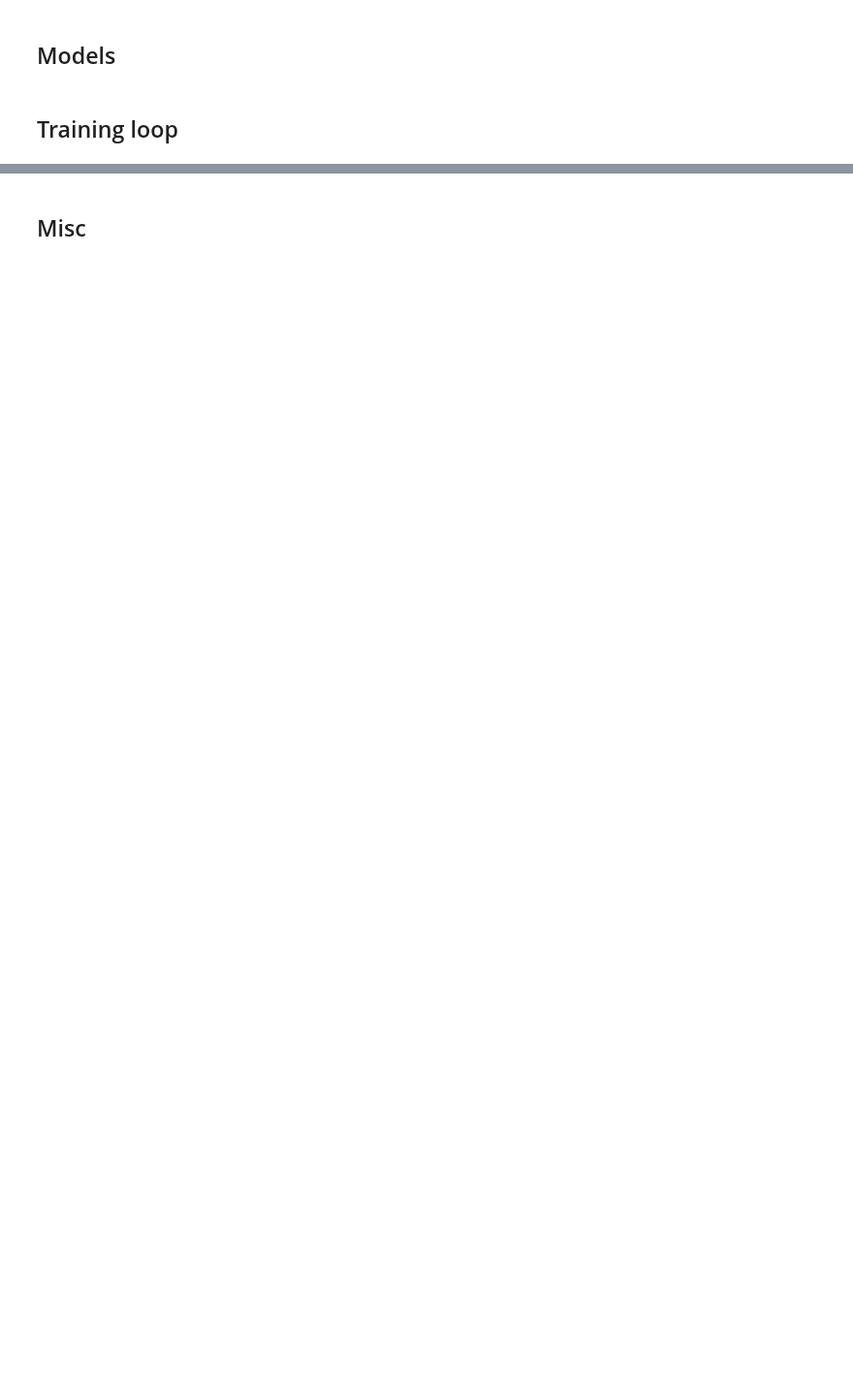
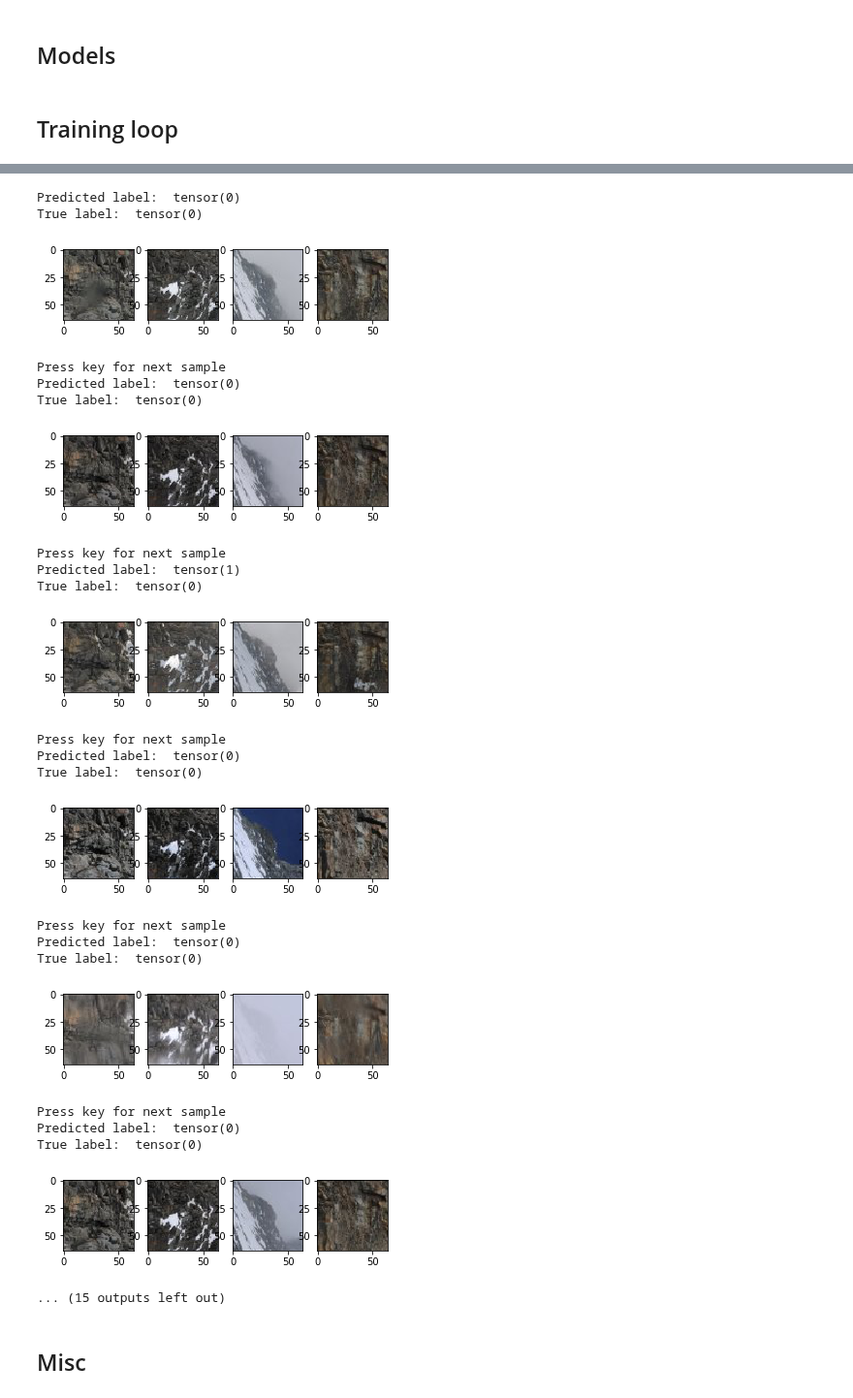
Before and after one commit to ETHZ-TEC/permafrostanalytics, a Jupyter notebook: notebooks/lw_classifier.ipynb, the cells around one changed output, grey strips where cells are left out. Shown at 97% size. Saved outputs shown, nothing was run; the diff lists cells and outputs as text; code cells hidden in the pictures; blank space fills up the shorter version.

```diff
--- a/notebooks/lw_classifier.ipynb
+++ b/notebooks/lw_classifier.ipynb
@@ -211,6 +200,7 @@ def normal_init(m, mean, std):
 import torch.optim as optim
 
 net = CNN2()
+net = net.cuda()
 criterion = nn.CrossEntropyLoss()
 optimizer = optim.Adam(net.parameters(), lr=opts['lr'])
 bins = np.array([0,91,182,273,366])
@@ -220,7 +210,8 @@ for epoch in range(opts['epochs']):
     running_loss = 0.0
     for i, sample in tqdm(enumerate(train_data_loader, 0)):
         inputs, labels = sample
-        inputs_stack = torch.reshape(inputs,[-1,12,64,64])
+        inputs_stack = torch.reshape(inputs,[-1,12,64,64]).cuda()
+        labels = labels.cuda()
         # quantize labels to 4 bins
         #labels_q = torch.tensor(np.digitize(labels,bins))
         # zero the parameter gradients
@@ -244,16 +235,29 @@ for epoch in range(opts['epochs']):
 
     # run on test set
     test_losses = []
+    best_loss = 10
+    correct = 0
+    total = 0
     for i, test_sample in tqdm(enumerate(valid_data_loader, 0)):
         test_inputs, test_labels = test_sample
-        test_inputs_stack = torch.reshape(test_inputs,[-1,12,64,64])
+        test_inputs_stack = torch.reshape(test_inputs,[-1,12,64,64]).cuda()
+        test_labels = test_labels.cuda()
 
         # forward
         test_outputs = net(test_inputs_stack)
         test_loss = criterion(test_outputs, test_labels)
+        _, predicted = torch.max(test_outputs.data, 1)
+        total += test_labels.size(0)
+        correct += (predicted == test_labels).sum().item()
         test_losses.append(test_loss)
 
-    writer.add_scalar('Loss/test', torch.mean(torch.stack(test_losses)), epoch)
+    print("Test accuracy: ", correct/total)
+    avg_test_loss = torch.mean(torch.stack(test_losses))
+    writer.add_scalar('Loss/test', avg_test_loss, epoch)
+    writer.add_scalar('Loss/acc', correct/total, epoch)
+
+    if(avg_test_loss < best_loss and epoch > 5):
+        torch.save(net.state_dict(), os.path.join('models','best.th'))
 
 print('Finished Training')
 # %% [output]
@@ -261,3 +271,51 @@ Finished Training
+# %%
+model = CNN2()
+model.load_state_dict(torch.load('models/best.th'))
+for batch_idx, sample in enumerate(valid_data_loader):
+    images, labels = sample
+    test_images_stack = torch.reshape(images,[-1,12,64,64])
+
+    test_labels = model(test_images_stack)
+    softmaxlbl = F.softmax(test_labels)
+    for i in range(opts['batch_size']):
+        print("Predicted label: ", torch.argmax(softmaxlbl[i]))
+        print("True label: ", labels[i])
+        f, axarr = plt.subplots(1,4)
+
+        axarr[0].imshow(images[i][0].permute(1, 2, 0))
+        axarr[1].imshow(images[i][1].permute(1, 2, 0))
+        axarr[2].imshow(images[i][2].permute(1, 2, 0))
+        axarr[3].imshow(images[i][3].permute(1, 2, 0))
+        plt.show()
+        #for j in range(4):
+        #    plt.imshow(  sample[0][0][j].permute(1, 2, 0)  )
+        #    plt.show()
+        input("Press key for next sample")
+# %% [output]
+Predicted label:  tensor(0)
+True label:  tensor(0)
+[figure, added]
+Press key for next sample
+Predicted label:  tensor(0)
+True label:  tensor(0)
+[figure, added]
+Press key for next sample
+Predicted label:  tensor(1)
+True label:  tensor(0)
+[figure, added]
+Press key for next sample
+Predicted label:  tensor(0)
+True label:  tensor(0)
+[figure, added]
+Press key for next sample
+Predicted label:  tensor(0)
+True label:  tensor(0)
+[figure, added]
+Press key for next sample
+Predicted label:  tensor(0)
+True label:  tensor(0)
+[figure, added]
+... (15 outputs left out)
 # %% [markdown]
 ## Misc
 # %%
```
Also changed, not shown: parts of 5 cells of this notebook, 1 other file.
